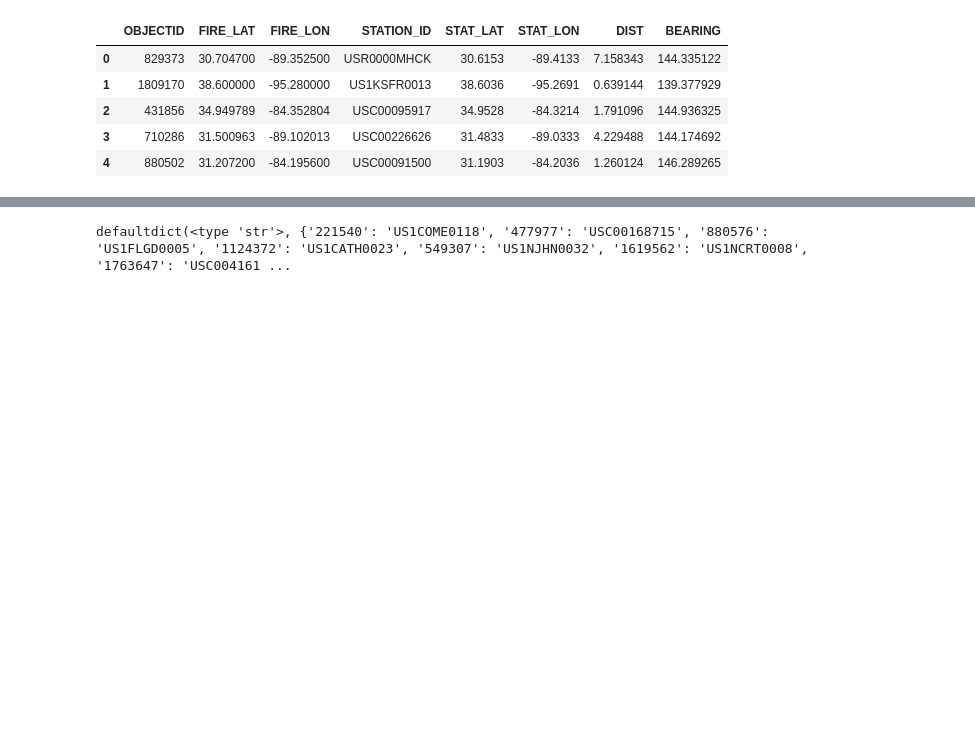
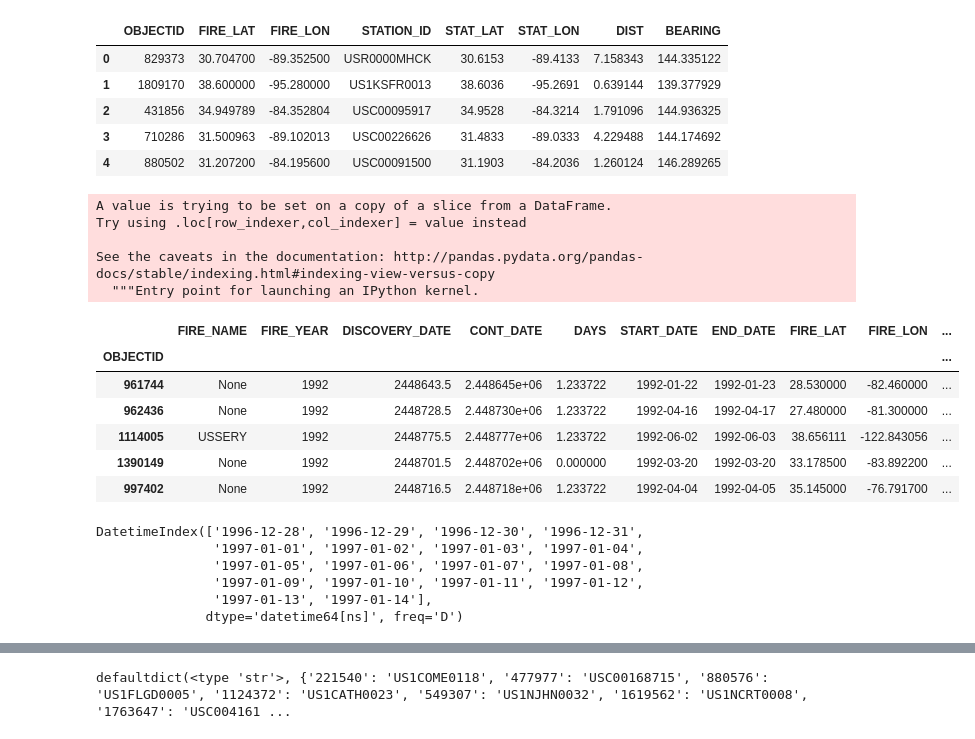
Before and after one commit to cw2yuenberkeley/w209project-s2018, a Jupyter notebook: get_weather_data.ipynb, the cells around one changed output, grey strips where cells are left out. Saved outputs shown, nothing was run; the diff lists cells and outputs as text; code cells hidden in the pictures; blank space fills up the shorter version.

```diff
--- a/get_weather_data.ipynb
+++ b/get_weather_data.ipynb
@@ -306,5 +306,36 @@ combined.head()
 
 # Only keep fires where we have a STATION_ID
 # Write to CSV
-combined[~pd.isnull(combined.STATION_ID)].to_csv('./data/weather/fire_dates_stations.csv.gz',
+combined_subset = combined[~pd.isnull(combined.STATION_ID)]
+combined_subset.to_csv('./data/weather/fire_dates_stations.csv.gz',
                                                  header=True, compression='gzip')
+# %%
+combined_subset['FIRE_ID'] = combined_subset.index
+combined_subset.head()
+# %% [output]
+A value is trying to be set on a copy of a slice from a DataFrame.
+Try using .loc[row_indexer,col_indexer] = value instead
+
+See the caveats in the documentation: http://pandas.pydata.org/pandas-docs/stable/indexing.html#indexing-view-versus-copy
+  """Entry point for launching an IPython kernel.
+|  | FIRE_NAME | FIRE_YEAR | DISCOVERY_DATE | CONT_DATE | DAYS | START_DATE | END_DATE | FIRE_LAT | FIRE_LON | ... |
+| OBJECTID |  |  |  |  |  |  |  |  |  | ... |
+| 961744 | None | 1992 | 2448643.5 | 2.448645e+06 | 1.233722 | 1992-01-22 | 1992-01-23 | 28.530000 | -82.460000 | ... |
+| 962436 | None | 1992 | 2448728.5 | 2.448730e+06 | 1.233722 | 1992-04-16 | 1992-04-17 | 27.480000 | -81.300000 | ... |
+| 1114005 | USSERY | 1992 | 2448775.5 | 2.448777e+06 | 1.233722 | 1992-06-02 | 1992-06-03 | 38.656111 | -122.843056 | ... |
+| 1390149 | None | 1992 | 2448701.5 | 2.448702e+06 | 0.000000 | 1992-03-20 | 1992-03-20 | 33.178500 | -83.892200 | ... |
+| 997402 | None | 1992 | 2448716.5 | 2.448718e+06 | 1.233722 | 1992-04-04 | 1992-04-05 | 35.145000 | -76.791700 | ... |
+# %%
+def get_date_range(s, e):
+    s = pd.date_range(end=s, periods=5)[0]
+    e = pd.date_range(start=e, periods=5)[-1]
+    return pd.date_range(s, e, format='%Y-%m-%d')
+
+print get_date_range('1997-01-01', '1997-01-10')
+# %% [output]
+DatetimeIndex(['1996-12-28', '1996-12-29', '1996-12-30', '1996-12-31',
+               '1997-01-01', '1997-01-02', '1997-01-03', '1997-01-04',
+               '1997-01-05', '1997-01-06', '1997-01-07', '1997-01-08',
+               '1997-01-09', '1997-01-10', '1997-01-11', '1997-01-12',
+               '1997-01-13', '1997-01-14'],
+              dtype='datetime64[ns]', freq='D')
```
Also changed, not shown: parts of 11 cells of this notebook, 2 other files.
